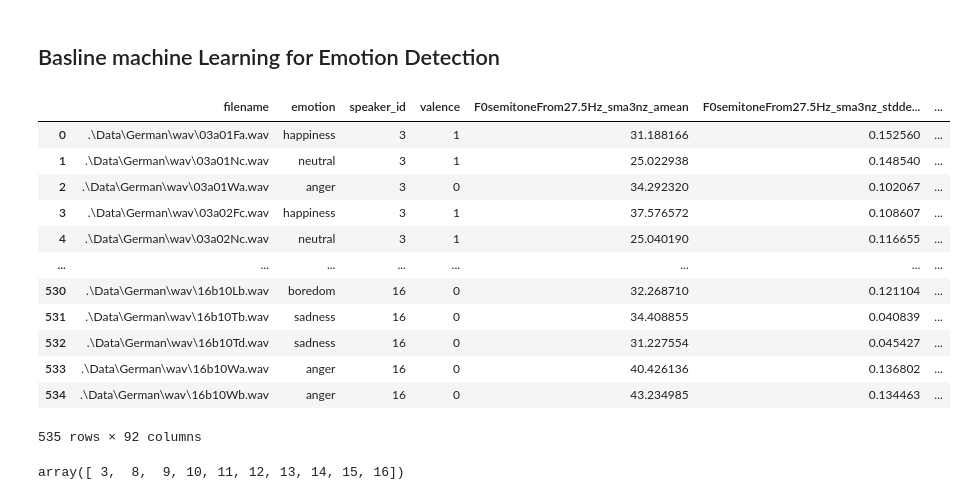
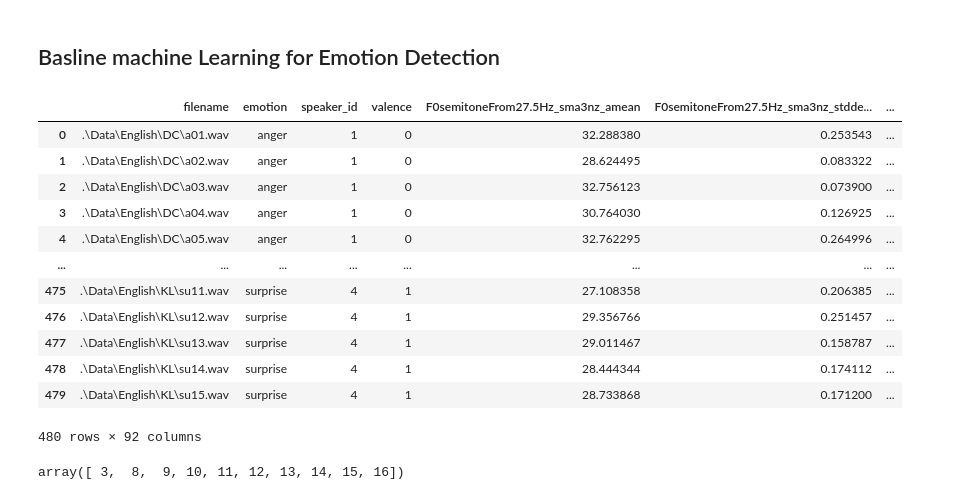
Before and after one commit to juverse/Speech-Emotion-Recognition, a Jupyter notebook: Experiments/baseline.ipynb, the cells around one changed output. Cells and saved outputs as stored; diff of their text form; code cells hidden in the pictures.

Commit message:
Added english language

```diff
--- a/Experiments/baseline.ipynb
+++ b/Experiments/baseline.ipynb
@@ -19,23 +19,24 @@ from sklearn.linear_model import LogisticRegression
 from xgboost import XGBClassifier
 # %%
 # data
-df = pd.read_csv(r'Data\German\features_german.csv')
+#df = pd.read_csv(r'Data\German\features_german.csv')
 #df = pd.read_csv(r'Data\Urdu\features_urdu.csv')
+df = pd.read_csv(r'Data\English\features_english.csv')
 df
 # %% [output]
 |  | filename | emotion | speaker_id | valence | F0semitoneFrom27.5Hz_sma3nz_amean | F0semitoneFrom27.5Hz_sma3nz_stdde... | ... |
-| 0 | .\Data\German\wav\03a01Fa.wav | happiness | 3 | 1 | 31.188166 | 0.152560 | ... |
-| 1 | .\Data\German\wav\03a01Nc.wav | neutral | 3 | 1 | 25.022938 | 0.148540 | ... |
-| 2 | .\Data\German\wav\03a01Wa.wav | anger | 3 | 0 | 34.292320 | 0.102067 | ... |
-| 3 | .\Data\German\wav\03a02Fc.wav | happiness | 3 | 1 | 37.576572 | 0.108607 | ... |
-| 4 | .\Data\German\wav\03a02Nc.wav | neutral | 3 | 1 | 25.040190 | 0.116655 | ... |
+| 0 | .\Data\English\DC\a01.wav | anger | 1 | 0 | 32.288380 | 0.253543 | ... |
+| 1 | .\Data\English\DC\a02.wav | anger | 1 | 0 | 28.624495 | 0.083322 | ... |
+| 2 | .\Data\English\DC\a03.wav | anger | 1 | 0 | 32.756123 | 0.073900 | ... |
+| 3 | .\Data\English\DC\a04.wav | anger | 1 | 0 | 30.764030 | 0.126925 | ... |
+| 4 | .\Data\English\DC\a05.wav | anger | 1 | 0 | 32.762295 | 0.264996 | ... |
 | ... | ... | ... | ... | ... | ... | ... | ... |
-| 530 | .\Data\German\wav\16b10Lb.wav | boredom | 16 | 0 | 32.268710 | 0.121104 | ... |
-| 531 | .\Data\German\wav\16b10Tb.wav | sadness | 16 | 0 | 34.408855 | 0.040839 | ... |
-| 532 | .\Data\German\wav\16b10Td.wav | sadness | 16 | 0 | 31.227554 | 0.045427 | ... |
-| 533 | .\Data\German\wav\16b10Wa.wav | anger | 16 | 0 | 40.426136 | 0.136802 | ... |
-| 534 | .\Data\German\wav\16b10Wb.wav | anger | 16 | 0 | 43.234985 | 0.134463 | ... |
+| 475 | .\Data\English\KL\su11.wav | surprise | 4 | 1 | 27.108358 | 0.206385 | ... |
+| 476 | .\Data\English\KL\su12.wav | surprise | 4 | 1 | 29.356766 | 0.251457 | ... |
+| 477 | .\Data\English\KL\su13.wav | surprise | 4 | 1 | 29.011467 | 0.158787 | ... |
+| 478 | .\Data\English\KL\su14.wav | surprise | 4 | 1 | 28.444344 | 0.174112 | ... |
+| 479 | .\Data\English\KL\su15.wav | surprise | 4 | 1 | 28.733868 | 0.171200 | ... |
-535 rows × 92 columns
+480 rows × 92 columns
 # %%
 df["speaker_id"].unique()
 # %% [output]
```
Also changed, not shown: parts of 3 cells of this notebook, 1 other file.
